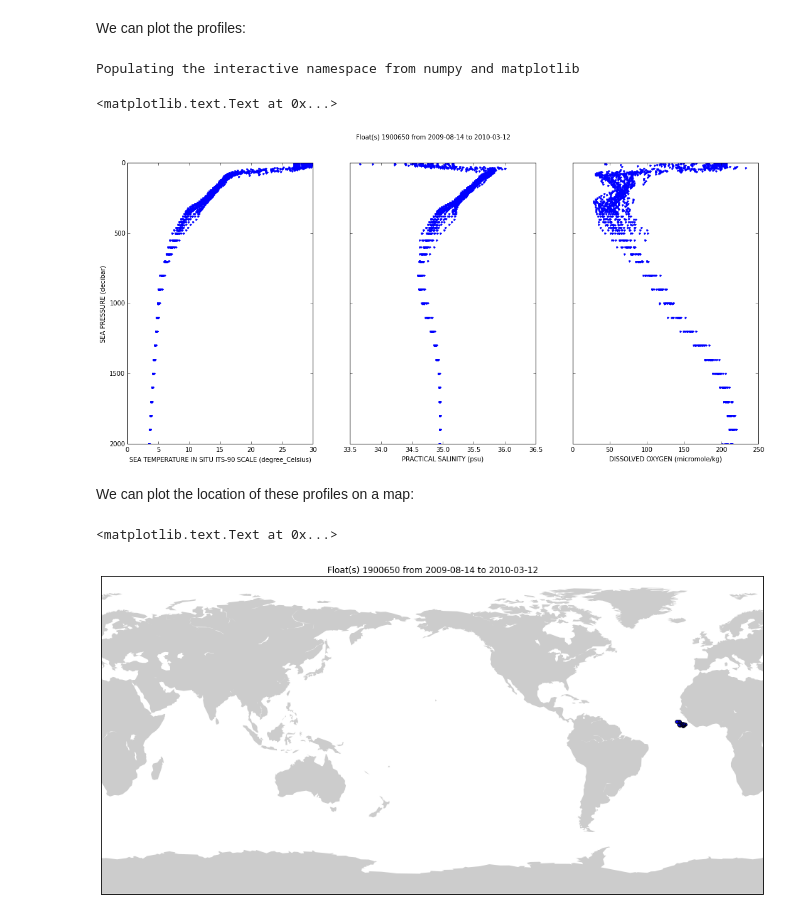
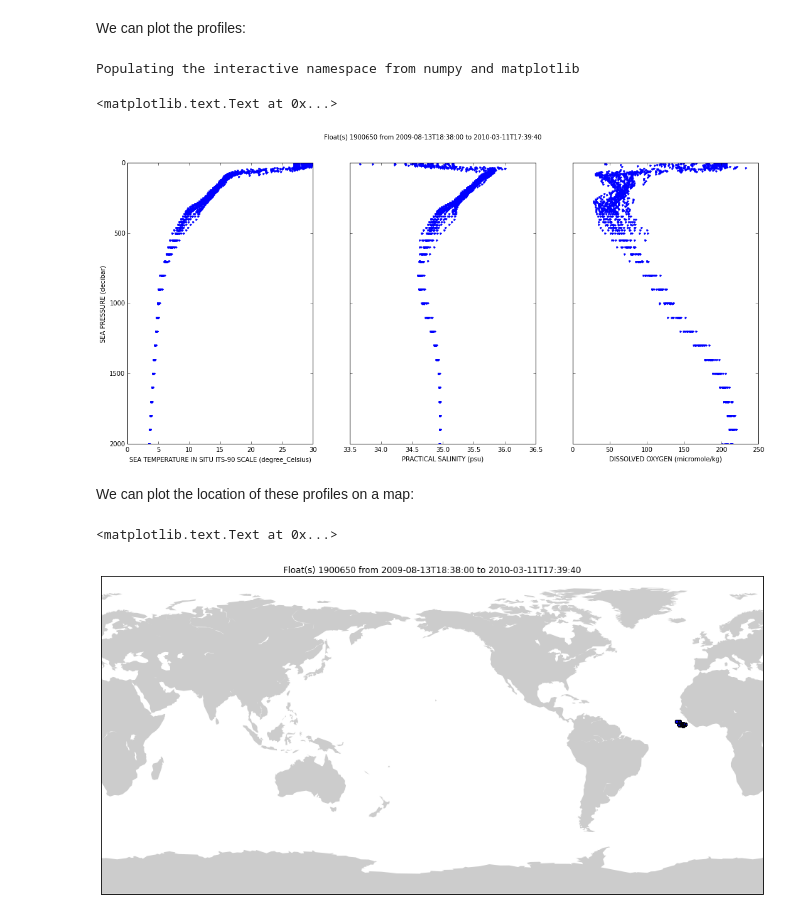
Before and after one commit to biofloat/biofloat, a Jupyter notebook: notebooks/build_oxyfloat_cache.ipynb, the cells around one changed output. Saved outputs shown, nothing was run; the diff lists cells and outputs as text; code cells hidden in the pictures.

Commit message:
Change depth to pressure

```diff
--- a/notebooks/build_oxyfloat_cache.ipynb
+++ b/notebooks/build_oxyfloat_cache.ipynb
@@ -93,7 +93,7 @@ df.head()
 # %% [markdown]
 There's a lot that can be done with the profile data in this DataFrame structure. We can construct a `time_range` string and query for all the data values from less than 10 decibars:
 # %%
-time_range = '{} to {}'.format(df['JULD'].min().strftime('%Y-%m-%d'),
-                               df['JULD'].max().strftime('%Y-%m-%d'))
-df.query('depth < 10')
+time_range = '{} to {}'.format(df.index.get_level_values('time').min(),
+                               df.index.get_level_values('time').max())
+df.query('pressure < 10')
 # %% [output]
@@ -156,23 +156,23 @@ ax[0].set_ylabel('SEA PRESSURE (decibar)')
 
 for i, (p, label) in enumerate(parms.iteritems()):
     ax[i].set_xlabel(label)
-    ax[i].plot(df[p], df['PRES_ADJUSTED'], '.')
+    ax[i].plot(df[p], df.index.get_level_values('pressure'), '.')
 
 plt.suptitle('Float(s) ' + ' '.join(wmo_list) + ' from ' + time_range)
 # %% [output]
 Populating the interactive namespace from numpy and matplotlib
 <matplotlib.text.Text at 0x...>
-[figure, old version]
+[figure, new version]
 # %% [markdown]
 We can plot the location of these profiles on a map:
 # %%
 from mpl_toolkits.basemap import Basemap
 
 m = Basemap(llcrnrlon=15, llcrnrlat=-90, urcrnrlon=390, urcrnrlat=90, projection='cyl')
 m.fillcontinents(color='0.8')
 
-m.scatter(df['LONGITUDE'].unique(), df['LATITUDE'].unique(), latlon=True)
+m.scatter(df.index.get_level_values('lon'), df.index.get_level_values('lat'), latlon=True)
 plt.title('Float(s) ' + ' '.join(wmo_list) + ' from ' + time_range)
 # %% [output]
 <matplotlib.text.Text at 0x...>
-[figure, old version]
+[figure, new version]
```
Also changed, not shown: parts of 8 cells of this notebook, 2 other files.
